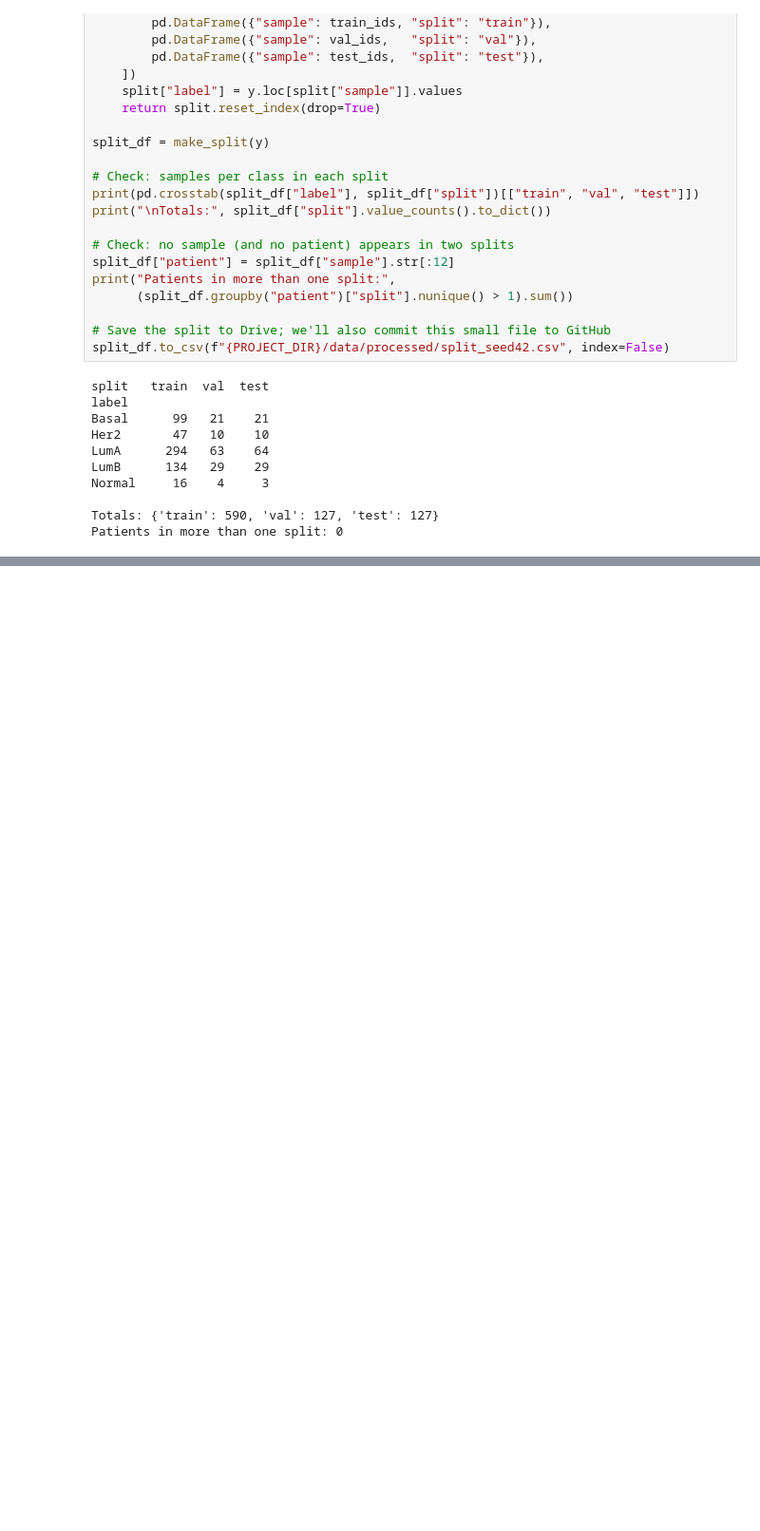
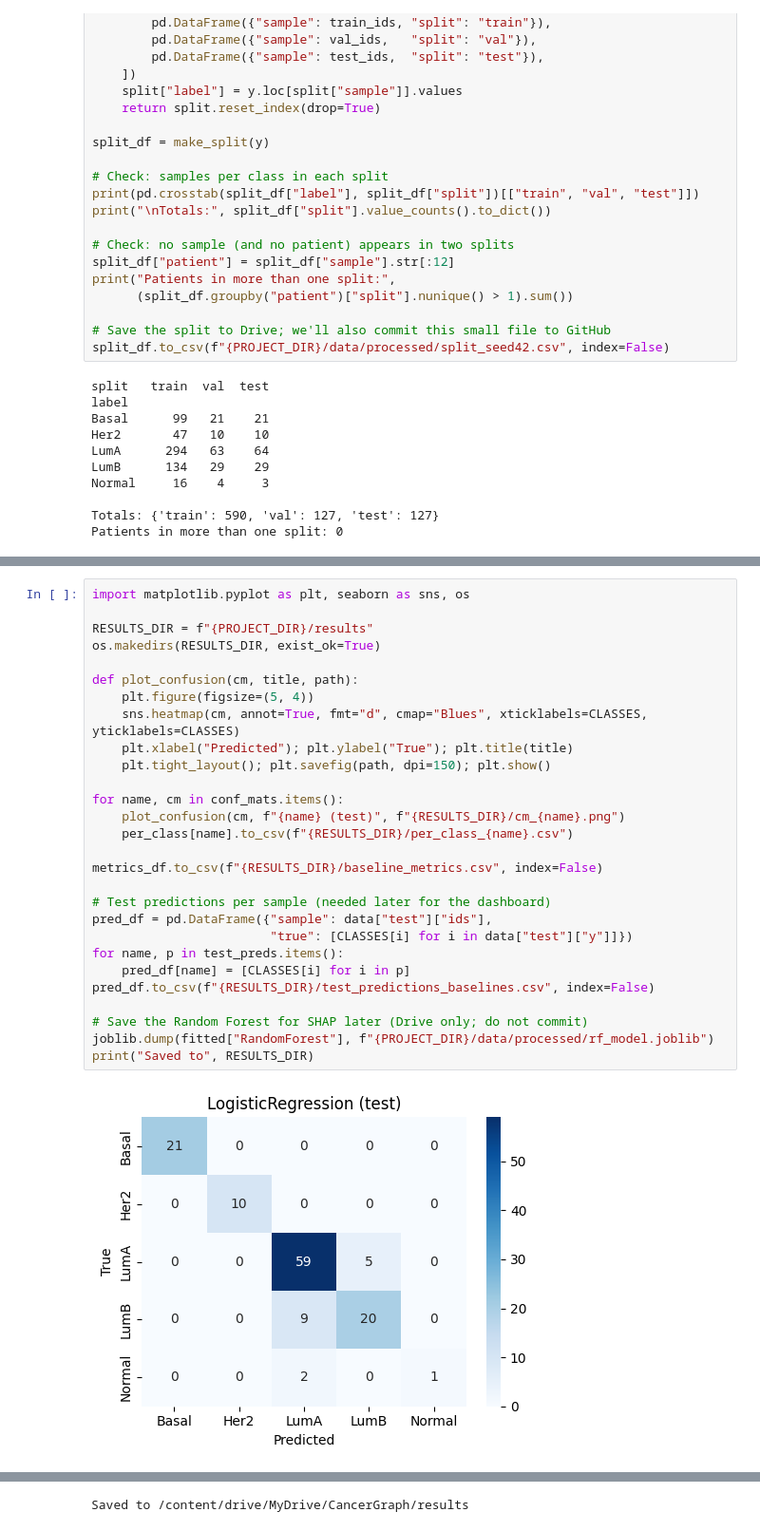
Before and after one commit to Mariya98rose/CancerGraph, a Jupyter notebook: CancerGraph.ipynb, the cells around one changed output, grey strips where cells are left out. Shown at 95% size. Drawn from its saved outputs; the diff is of its cells as text; blank space fills up the shorter version.

Commit message:
Step 2: add baseline models and results

```diff
--- a/CancerGraph.ipynb
+++ b/CancerGraph.ipynb
@@ -388,0 +544,30 @@ Patients in more than one split: 0
+# %%
+import matplotlib.pyplot as plt, seaborn as sns, os
+
+RESULTS_DIR = f"{PROJECT_DIR}/results"
+os.makedirs(RESULTS_DIR, exist_ok=True)
+
+def plot_confusion(cm, title, path):
+    plt.figure(figsize=(5, 4))
+    sns.heatmap(cm, annot=True, fmt="d", cmap="Blues", xticklabels=CLASSES, yticklabels=CLASSES)
+    plt.xlabel("Predicted"); plt.ylabel("True"); plt.title(title)
+    plt.tight_layout(); plt.savefig(path, dpi=150); plt.show()
+
+for name, cm in conf_mats.items():
+    plot_confusion(cm, f"{name} (test)", f"{RESULTS_DIR}/cm_{name}.png")
+    per_class[name].to_csv(f"{RESULTS_DIR}/per_class_{name}.csv")
+
+metrics_df.to_csv(f"{RESULTS_DIR}/baseline_metrics.csv", index=False)
+
+# Test predictions per sample (needed later for the dashboard)
+pred_df = pd.DataFrame({"sample": data["test"]["ids"],
+                        "true": [CLASSES[i] for i in data["test"]["y"]]})
+for name, p in test_preds.items():
+    pred_df[name] = [CLASSES[i] for i in p]
+pred_df.to_csv(f"{RESULTS_DIR}/test_predictions_baselines.csv", index=False)
+
+# Save the Random Forest for SHAP later (Drive only; do not commit)
+joblib.dump(fitted["RandomForest"], f"{PROJECT_DIR}/data/processed/rf_model.joblib")
+print("Saved to", RESULTS_DIR)
+# %% [output]
+[figure, added]
@@ -388,0 +576 @@ Patients in more than one split: 0
+Saved to /content/drive/MyDrive/CancerGraph/results
```
Also changed, not shown: parts of 4 cells of this notebook, 8 other files.
